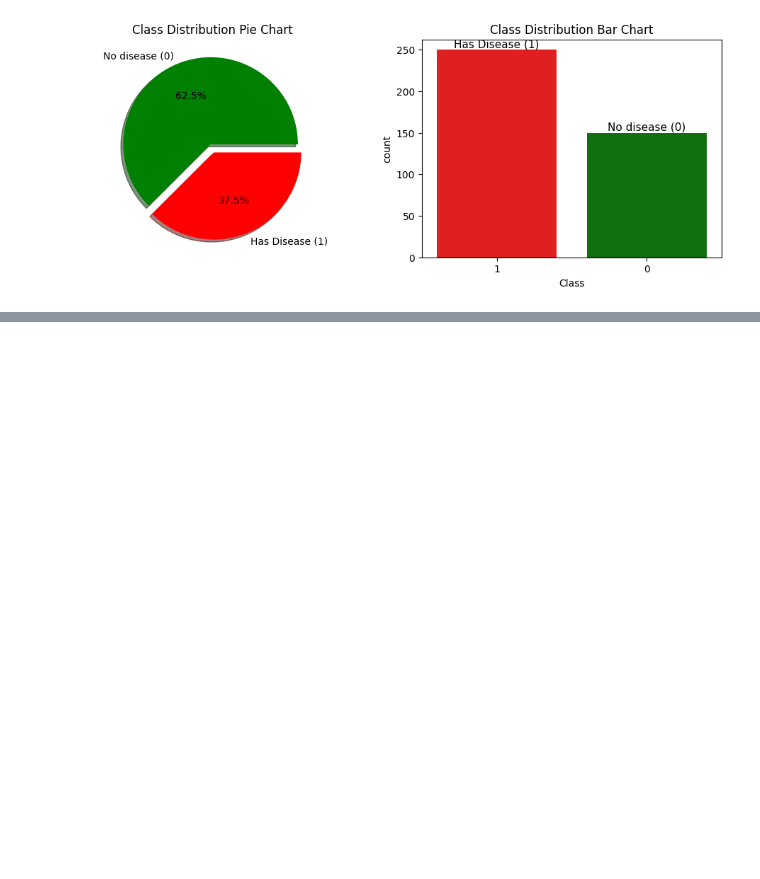
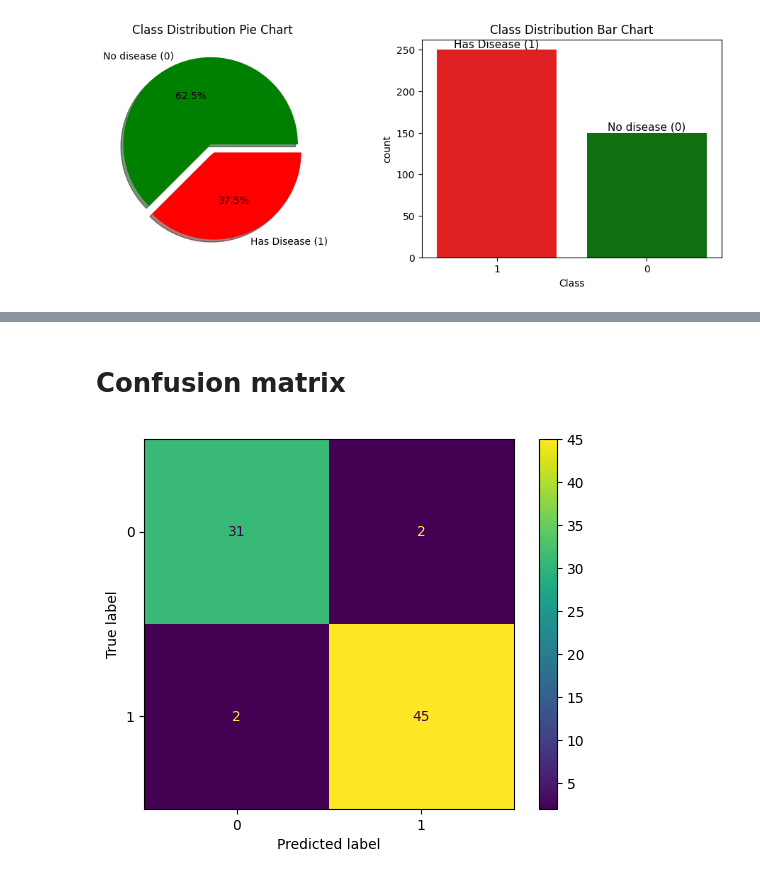
Before and after one commit to alamin147/kidney_disease, a Jupyter notebook: disease.ipynb, the cells around one changed output, grey strips where cells are left out. Cells and saved outputs as stored; diff of their text form; code cells hidden in the pictures; blank space fills up the shorter version.

```diff
--- a/disease.ipynb
+++ b/disease.ipynb
@@ -106,0 +118,16 @@ plt.show()
+# %%
+x = df.drop("Class", axis=1)
+y = df.Class
+
+
+x_train, x_test, y_train, y_test = split(x, y, test_size=0.20, random_state=1)
+
+
+
+# # Processed Dataset
+# X_proc = data.drop("RiskLevel", axis=1)
+# y_proc = data.RiskLevel
+# x_train_proc, x_test_proc, y_train_proc, y_test_proc = split(X_proc, y_proc, test_size=0.20, random_state=1)
+
+print(f"Original data has total {x_train.shape[0]+x_test.shape[0]} datas, {x_train.shape[0]} train data and {x_test.shape[0]} test data\n")
+# print(f"Processes data has {x_train_proc.shape[0]} train data and {x_test_proc.shape[0]} test data")
@@ -106,0 +138,5 @@ plt.show()
+# %%
+rf = DecisionTreeClassifier(random_state=50)
+rf.fit(x_train, y_train)
+y_pred = rf.predict(x_test)
+print(f"Test Accuracy: {accuracy_score(y_test, y_pred)*100}%")
@@ -106,0 +147,9 @@ plt.show()
+# %%
+from sklearn.ensemble import RandomForestClassifier
+from sklearn.metrics import accuracy_score
+
+rf = RandomForestClassifier(random_state=50)
+rf.fit(x_train, y_train)
+y_pred = rf.predict(x_test)
+
+print(f"Test Accuracy: {accuracy_score(y_test, y_pred)*100}%")
@@ -106,0 +160,6 @@ plt.show()
+# %%
+
+rf = SVC(random_state=50)
+rf.fit(x_train, y_train)
+y_pred = rf.predict(x_test)
+print(f"Original Dataset Accuracy: {accuracy_score(y_test, y_pred)*100}%")
@@ -106,0 +182,13 @@ plt.show()
+# %% [markdown]
+# Confusion matrix
+# %%
+from sklearn.metrics import confusion_matrix, ConfusionMatrixDisplay
+y_pred = rf.predict(x_test)
+cm = confusion_matrix(y_test, y_pred)
+
+#  the confusion matrix
+disp = ConfusionMatrixDisplay(confusion_matrix=cm, display_labels=rf.classes_)
+disp.plot()
+plt.show()
+# %% [output]
+[figure, added]
```
Also changed, not shown: parts of 14 cells of this notebook.
